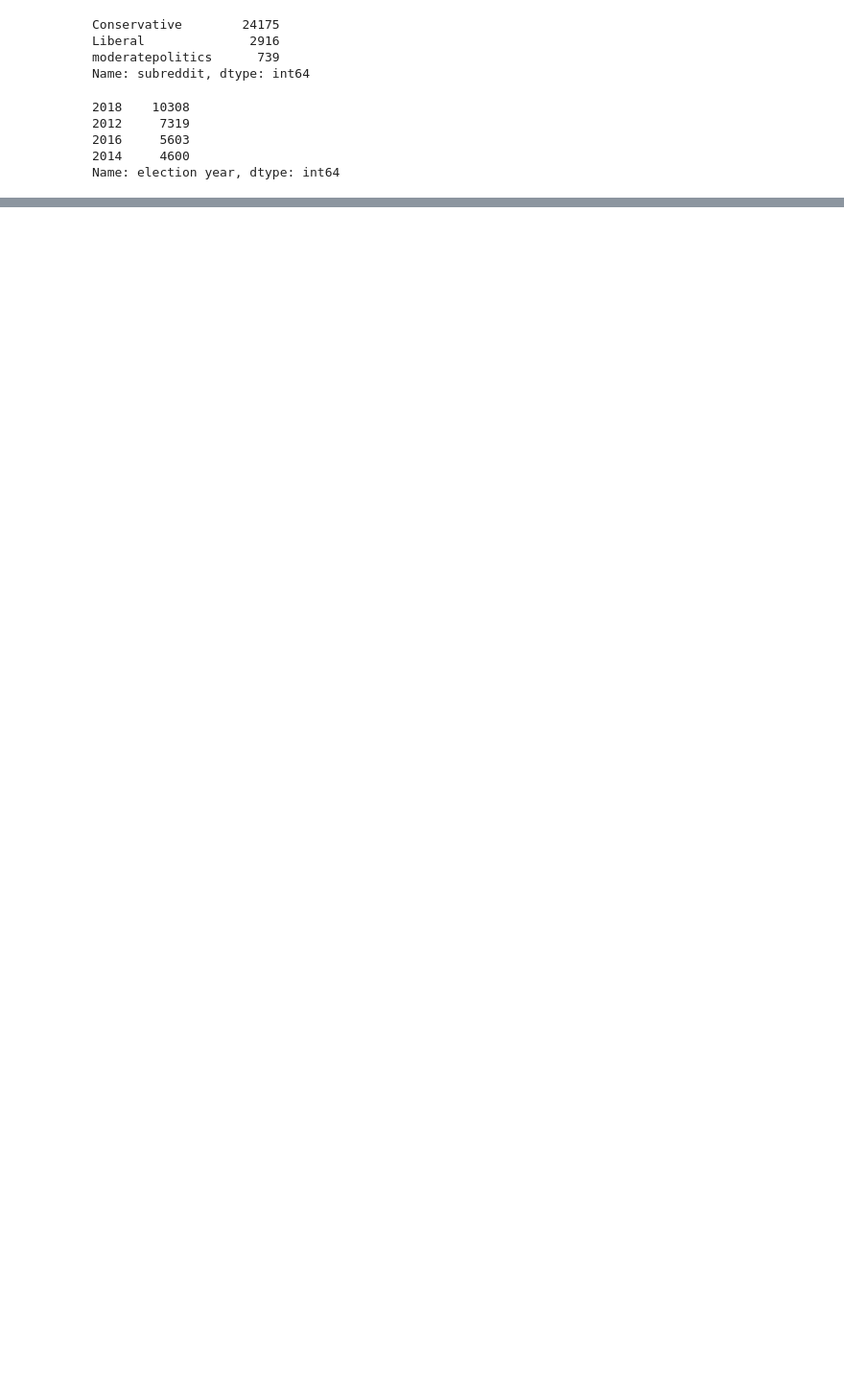
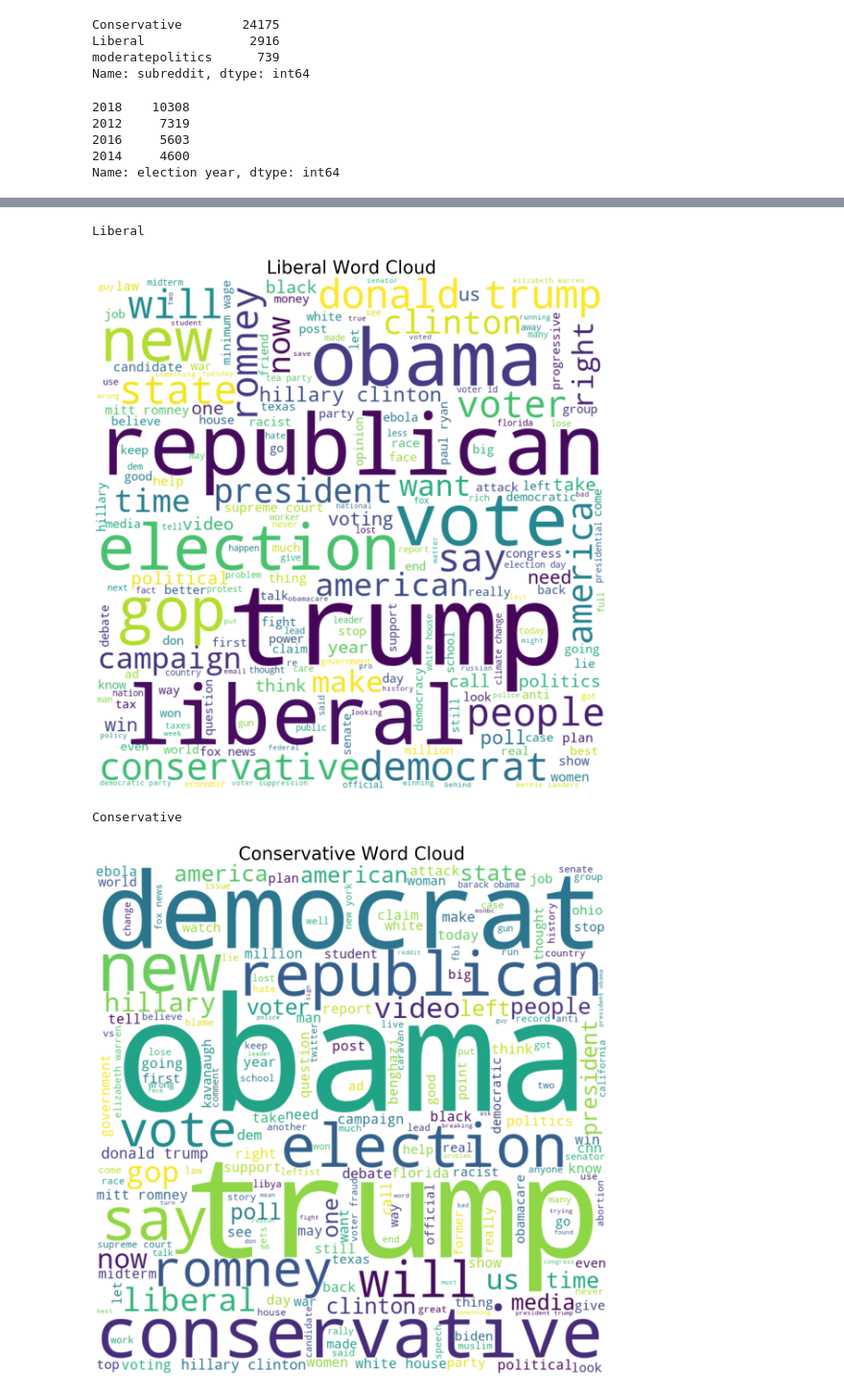
Before and after one commit to jake-w-schneider/CS109a-Group-81-Final-Project, a Jupyter notebook: API/Reddit/Reddit EDA.ipynb, the cells around one changed output, grey strips where cells are left out. Shown at 96% size. Drawn from its saved outputs; the diff is of its cells as text; code cells hidden in the pictures; blank space fills up the shorter version.

Commit message:
added word clouds

```diff
--- a/API/Reddit/Reddit EDA.ipynb
+++ b/API/Reddit/Reddit EDA.ipynb
@@ -36,3 +82,5 @@ df['election year'].value_counts()
 2016     5603
 2014     4600
 Name: election year, dtype: int64
+# %%
+subreddits = ["Liberal","Conservative","moderatepolitics"]
@@ -38,0 +124,17 @@ Name: election year, dtype: int64
+# %%
+word_dict = { "subreddit":[],
+                "comment_words":[],
+                "token_list":[]}
+
+for x in subreddits:
+    df_temp = df.loc[df['subreddit']==x]
+
+
+    word_dict["subreddit"].append(str(x))
+
+    comment_words, token_list = stringinize(df_temp)
+    word_dict["comment_words"].append(comment_words)
+    word_dict["token_list"].append(token_list)
+# %%
+for x in word_dict:
+    print(x)
@@ -38,0 +145,23 @@ Name: election year, dtype: int64
+# %%
+stopwords = set(STOPWORDS)
+
+for x, y in zip(word_dict['comment_words'], subreddits):
+    print(y)
+    wordcloud = WordCloud(width = 800, height = 800,
+                background_color ='white',
+                stopwords = stopwords,
+                min_font_size = 10,
+                     collocations = True).generate(x)
+
+    # plot the WordCloud image
+    plt.figure(figsize = (16, 16), facecolor = None)
+    plt.imshow(wordcloud, interpolation="bilinear")
+    plt.axis("off")
+    plt.tight_layout(pad = 0)
+    plt.title(str(y) + " Word Cloud", fontdict = {'fontsize' : 40})
+    plt.show()
+# %% [output]
+Liberal
+[figure, added]
+Conservative
+[figure, added]
```
Also changed, not shown: parts of 9 cells of this notebook.
